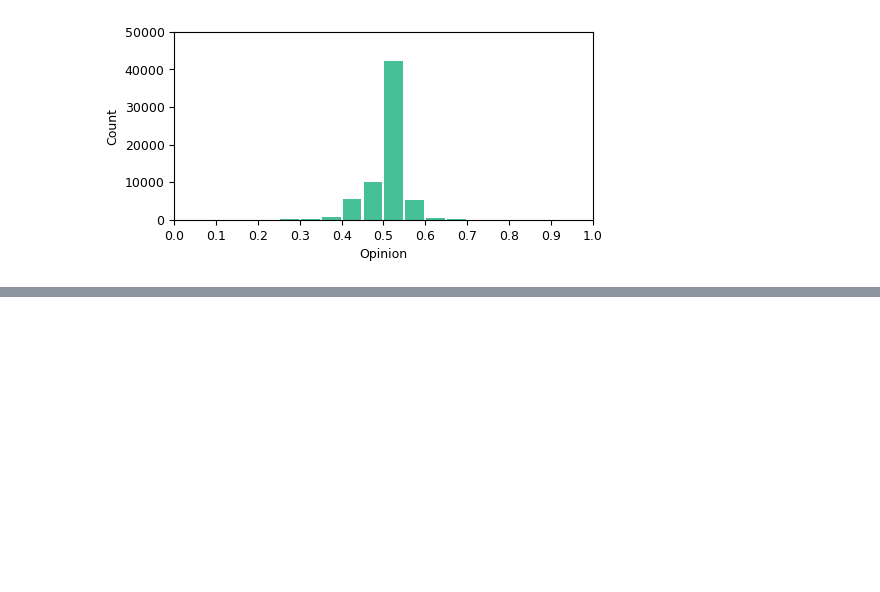
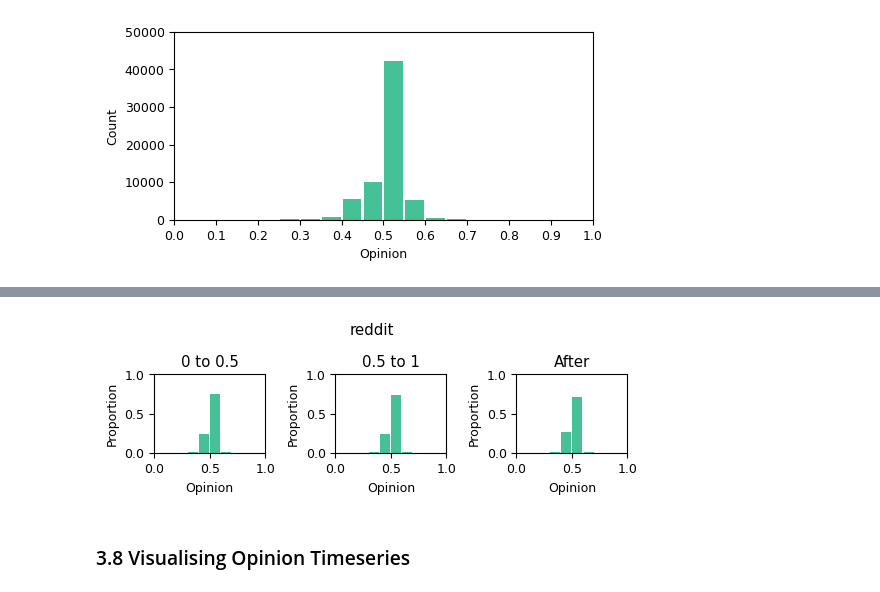
Before and after one commit to J0HNN7G/politic-polar-epsrc, a Jupyter notebook: exploration.ipynb, the cells around one changed output, grey strips where cells are left out. Saved outputs shown, nothing was run; the diff lists cells and outputs as text; code cells hidden in the pictures; blank space fills up the shorter version.

```diff
--- a/exploration.ipynb
+++ b/exploration.ipynb
@@ -1500,0 +1655,51 @@ plt.show()
+# %%
+fig, (ax1, ax2, ax3) = plt.subplots(1, 3, figsize=set_size(subplots=(1, 3)), constrained_layout=True)
+
+bins = np.arange(0,1.05,0.1)
+ticks = np.arange(0,1.5,0.5)
+
+time0 = reddit_opinions.timestamp.min()
+time1 = time0 + geqidx(0.5, reddit_prtcn) * 3600
+time2 = time0 + geqidx(1, reddit_prtcn) * 3600
+end = reddit_opinions.timestamp.max()
+
+data1 = reddit_opinions[reddit_opinions.timestamp.between(time0, time1)].opinion
+data2 = reddit_opinions[reddit_opinions.timestamp.between(time1, time2)].opinion
+data3 = reddit_opinions[reddit_opinions.timestamp.between(time2, end)].opinion
+
+ax1.hist(data1, weights=np.ones(len(data1)) / len(data1), bins=bins, rwidth=0.9, color=colors[1])
+ax1.set_xlim(0,1)
+ax1.set_xticks(ticks)
+ax1.margins(x=0)
+ax1.set_ylim(0,1)
+ax1.set_xlabel('Opinion')
+ax1.set_ylabel('Proportion')
+ax1.set_title('0 to 0.5')
+
+ax2.hist(data2, weights=np.ones(len(data2)) / len(data2), bins=bins, rwidth=0.9, color=colors[1])
+ax2.set_xlim(0,1)
+ax2.set_ylim(0,1)
+ax2.set_xticks(ticks)
+ax2.margins(x=0)
+ax2.set_xlabel('Opinion')
+ax2.set_ylabel('Proportion')
+ax2.set_title('0.5 to 1')
+
+ax3.hist(data3, weights=np.ones(len(data3)) / len(data3), bins=bins, rwidth=0.9, color=colors[1])
+ax3.set_xlim(0,1)
+ax3.set_ylim(0,1)
+ax3.set_xticks(ticks)
+ax3.margins(x=0)
+ax3.set_xlabel('Opinion')
+ax3.set_ylabel('Proportion')
+ax3.set_title('After')
+
+fig.suptitle('reddit')
+
+
+#plt.savefig('social_opinion_histograms.pdf', format='pdf', bbox_inches='tight')
+plt.show()
+# %% [output]
+[figure, added]
+# %% [markdown]
+### 3.8 Visualising Opinion Timeseries
```
Also changed, not shown: parts of 47 cells of this notebook.
